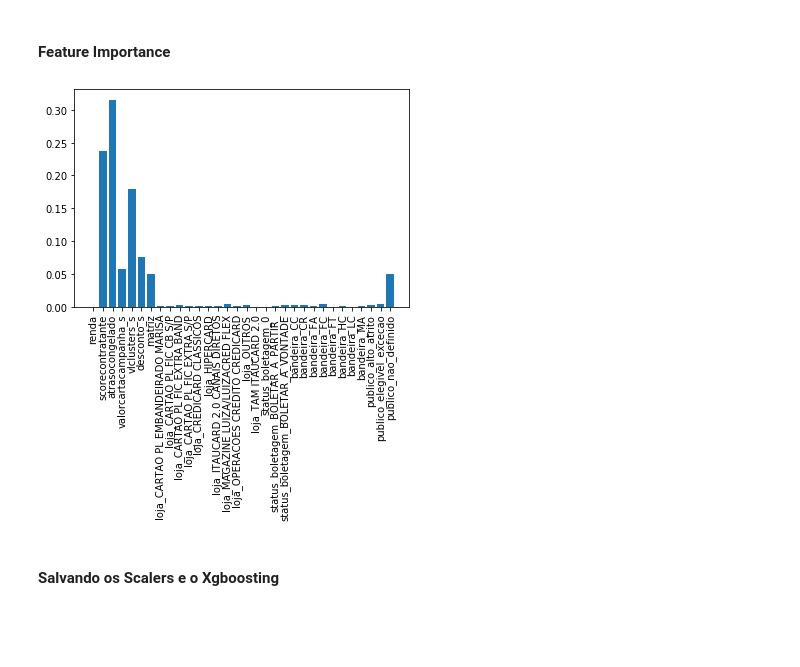
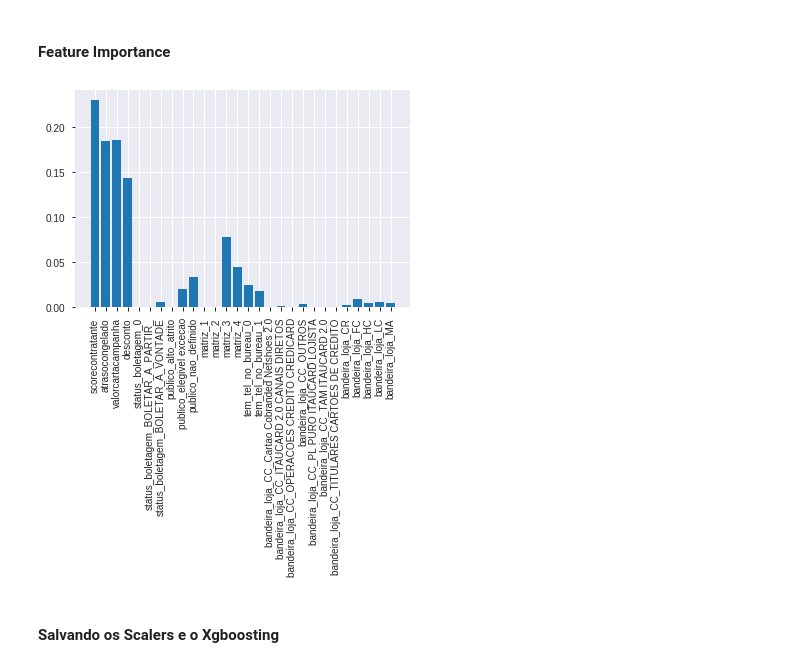
Before and after one commit to gbencke/scorea03, a Jupyter notebook: scoreA03.ipynb, the cells around one changed output. Saved outputs shown, nothing was run; the diff lists cells and outputs as text; code cells hidden in the pictures; blank space fills up the shorter version.

```diff
--- a/scoreA03.ipynb
+++ b/scoreA03.ipynb
@@ -216 +226,3 @@ df = pd.concat([dummies,dropado], axis=1)
+# %%
+X = X.drop(['tent','alos','cups','data_status_boletagem','bandeira', 'loja'],axis=1) # retirando data boletagem e loja por enquanto
 # %%
@@ -246,0 +237,2 @@ Name: Pagamentos, dtype: int64
+# %%
+X = pd.get_dummies(X)
@@ -264,6 +264,6 @@ Index(['renda', 'scorecontratante', 'atrasocongelado', 'valorcartacampanha_s',
       dtype='object')
 # %%
-y_train = df_balanceado.Pagamentos.values
-X_train = df_balanceado[dummies.columns].values
-y_test = df.Pagamentos.values
-X_test = df[dummies.columns].values
+y_train = Y
+X_train = X
+#y_test = df.Pagamentos.values
+#X_test = df[dummies.columns].values
@@ -296,14 +271,13 @@ NameError: name 'df_dummies' is not defined
 #### Treinando e predizendo com XgBoosting
 # %%
 param_grid_xg = {
-        'n_estimators':[100,200,400,600],
-        'min_samples_leaf':[5,10,20],
-        'subsample': [0.6, 0.8, 1.0]
+        'n_estimators':[100,200,400,600,800,1000],
+        'min_samples_leaf':[5,7,10,20,30],
+        'subsample': [0.1,0.3,0.6, 0.8, 1.0]
         }
-xg = GradientBoostingClassifier(learning_rate=0.02)
+xg = GradientBoostingClassifier(learning_rate=0.01)
 grid_xg = GridSearchCV(estimator=xg, param_grid=param_grid_xg, cv=5, scoring='roc_auc', n_jobs=-1)
 grid_result_xg = grid_xg.fit(X_train, y_train)
 start_time = time.time()
 print("Best: %f using %s" % (grid_result_xg.best_score_, grid_result_xg.best_params_))
-print("Execution time: " + str((time.time() - start_time)) + ' ms')
 # %% [output]
@@ -320,10 +323,10 @@ PermissionError: [Errno 13] Permission denied: 'data\\xgboost_train_result_predi
 #### Feature Importance
 # %%
 pyplot.bar(range(len(grid_result_xg.best_estimator_.feature_importances_)), grid_result_xg.best_estimator_.feature_importances_)
-pyplot.xticks(range(len(grid_result_xg.best_estimator_.feature_importances_)),dummies.columns, rotation='vertical')
+pyplot.xticks(range(len(grid_result_xg.best_estimator_.feature_importances_)),X.columns, rotation='vertical')
 pyplot.show()
 # %% [output]
-[figure, old version]
+[figure, new version]
 # %% [markdown]
 #### Salvando os Scalers e o Xgboosting
 # %%
```
Also changed, not shown: parts of 50 cells of this notebook, 7 other files.
